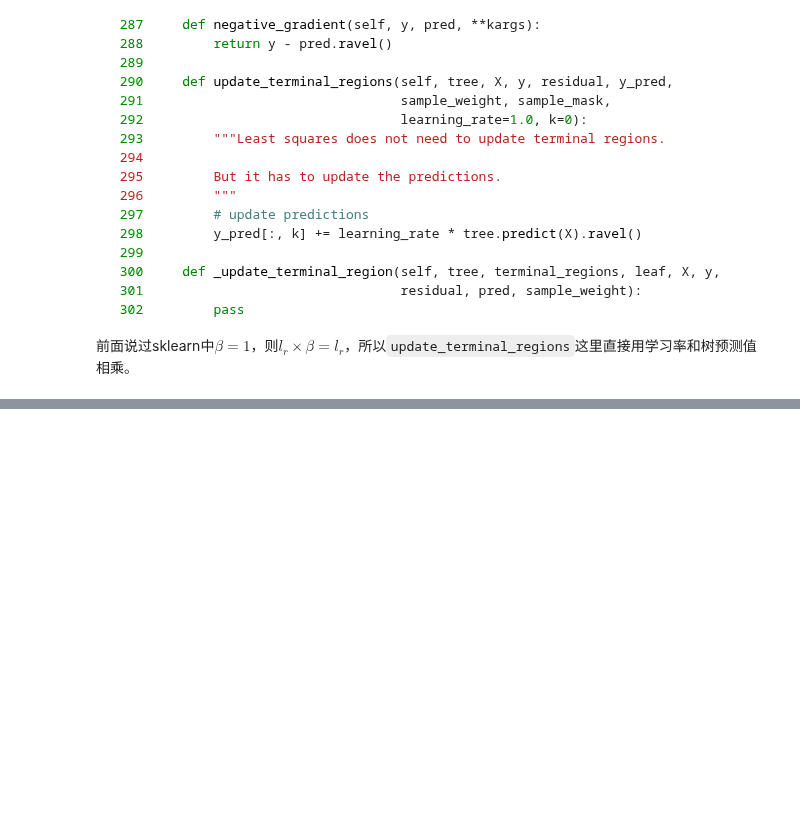
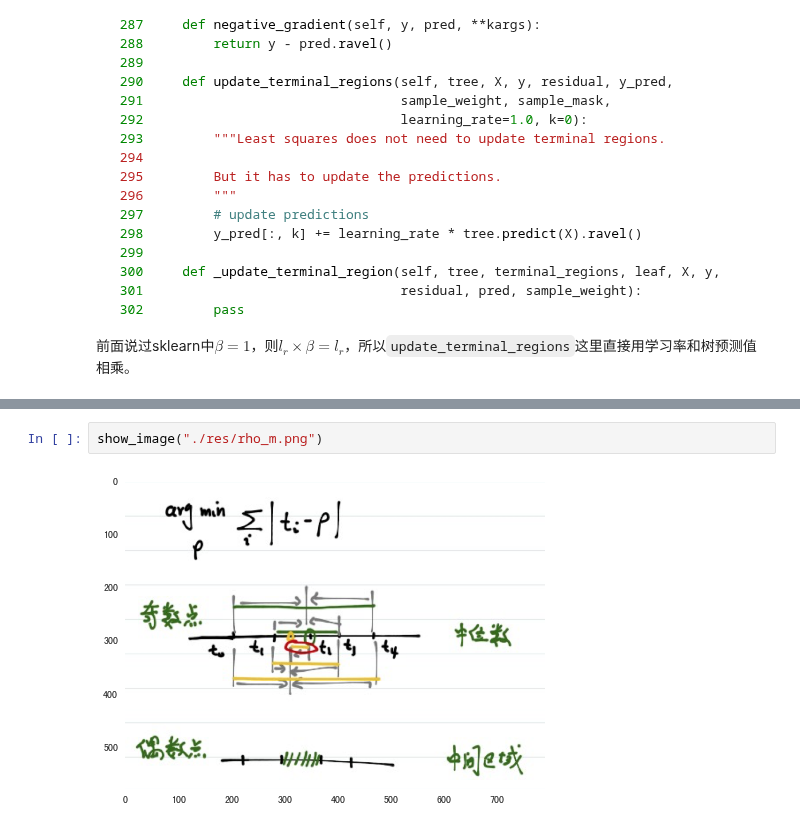
Before and after one commit to facaiy/book_notes, a Jupyter notebook: machine_learning/tree/gbdt/treeboost/intro.ipynb, the cells around one changed output, grey strips where cells are left out. Cells and saved outputs as stored; diff of their text form; blank space fills up the shorter version.

```diff
--- a/machine_learning/tree/gbdt/treeboost/intro.ipynb
+++ b/machine_learning/tree/gbdt/treeboost/intro.ipynb
@@ -181,0 +241,4 @@ sklearn中代码如下：
+# %%
+show_image("./res/rho_m.png")
+# %% [output]
+[figure, added]
```
Also changed, not shown: parts of 9 cells of this notebook, 1 other file.
